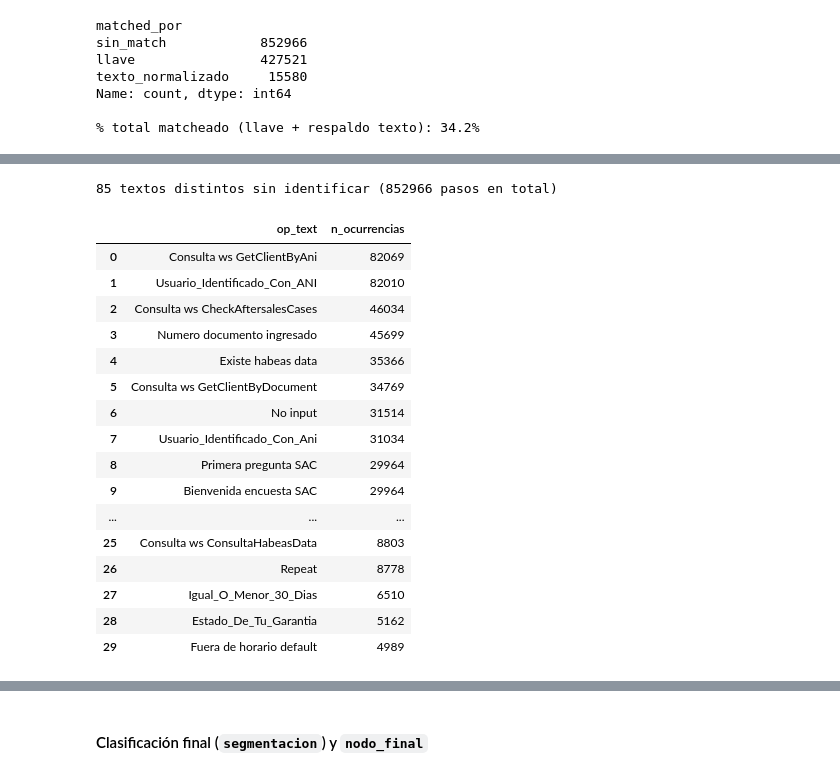
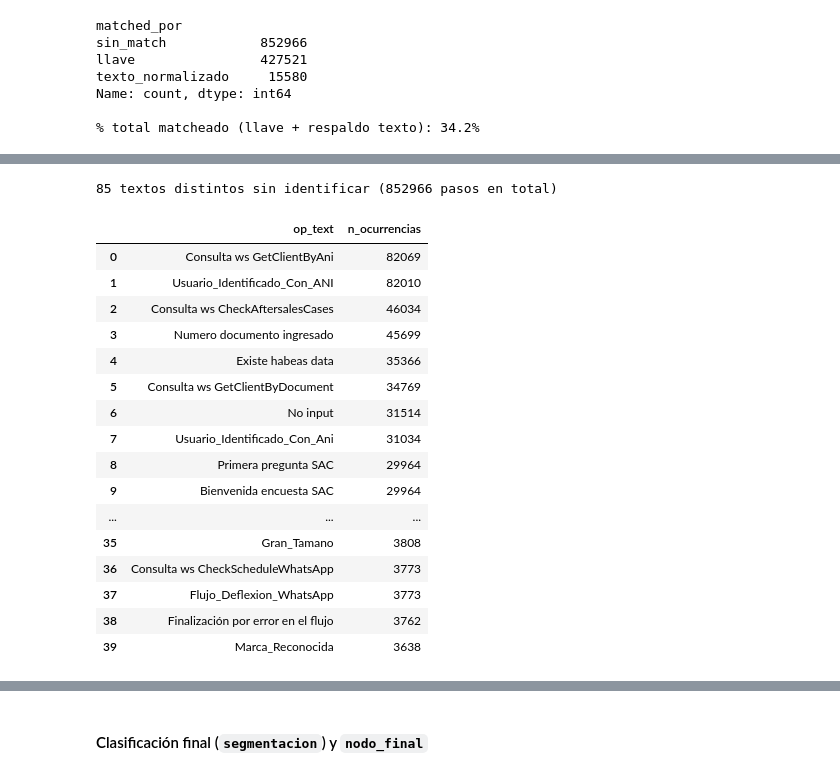
Before and after one commit to JPSOLANO10/Graphos_alk, a Jupyter notebook: 02_limpieza_segmentacion.ipynb, the cells around one changed output, grey strips where cells are left out. Cells and saved outputs as stored; diff of their text form; code cells hidden in the pictures.

```diff
--- a/02_limpieza_segmentacion.ipynb
+++ b/02_limpieza_segmentacion.ipynb
@@ -165,23 +153,32 @@ def normalizar(texto):
     return unidecode(str(texto)).strip().lower()
 
 maestro["texto_normalizado"] = maestro["TrazaOpcion"].apply(normalizar)
-# Si el texto normalizado se repite (varias filas del maestro), nos quedamos con
-# la primera ocurrencia — es un respaldo de baja precisión, no la vía principal.
 lookup_texto = (
     maestro.drop_duplicates(subset="texto_normalizado", keep="first")
     .set_index("texto_normalizado")
 )
+columnas_maestro_suffix = [c for c in df_join.columns if c.endswith("_maestro")]
+
+
+def aplicar_respaldo_texto(df, mascara, texto_busqueda_col):
+    """Para las filas en `mascara`, busca en `lookup_texto` usando el texto
+    normalizado de `texto_busqueda_col` y rellena las columnas *_maestro donde
+    sigan vacías. Modifica `df` in place y devuelve la máscara de lo que sí
+    encontró algo en esta pasada."""
+    texto_norm = df.loc[mascara, texto_busqueda_col].apply(normalizar)
+    encontro_algo = pd.Series(False, index=df.index)
+    for col in columnas_maestro_suffix:
+        col_original = col.replace("_maestro", "")
+        if col_original not in lookup_texto.columns:
+            continue
+        valores = texto_norm.map(lookup_texto[col_original])
+        df.loc[mascara, col] = df.loc[mascara, col].fillna(valores)
+    encontro_algo.loc[mascara] = texto_norm.map(lambda t: t in lookup_texto.index)
+    return encontro_algo
+
 
 sin_match = df_join["CodigoTraza_maestro"].isna()
-df_join.loc[sin_match, "texto_normalizado"] = df_join.loc[sin_match, "op_text"].apply(normalizar)
-
-columnas_a_rellenar = [c for c in df_join.columns if c.endswith("_maestro")]
-for col in columnas_a_rellenar:
-    col_original = col.replace("_maestro", "")
-    if col_original == "texto_normalizado" or col_original not in lookup_texto.columns:
-        continue
-    valores_respaldo = df_join.loc[sin_match, "texto_normalizado"].map(lookup_texto[col_original])
-    df_join.loc[sin_match, col] = df_join.loc[sin_match, col].fillna(valores_respaldo)
+aplicar_respaldo_texto(df_join, sin_match, "op_text")
 
 df_join["matched_por"] = "llave"
 df_join.loc[sin_match & df_join["CodigoTraza_maestro"].notna(), "matched_por"] = "texto_normalizado"
@@ -205,30 +218,30 @@ Antes de seguir, revisa esta lista contra `Flujo_actualizado_Alkosto_corte_28-04
 # %%
 no_identificados = (
     df_join[df_join["matched_por"] == "sin_match"]
     .groupby("op_text")
     .size()
     .sort_values(ascending=False)
     .rename("n_ocurrencias")
     .reset_index()
 )
 print(f"{len(no_identificados)} textos distintos sin identificar ({no_identificados['n_ocurrencias'].sum()} pasos en total)")
-no_identificados.head(30)
+no_identificados.head(40)
 # %% [output]
 85 textos distintos sin identificar (852966 pasos en total)
 |  | op_text | n_ocurrencias |
 | 0 | Consulta ws GetClientByAni | 82069 |
 | 1 | Usuario_Identificado_Con_ANI | 82010 |
 | 2 | Consulta ws CheckAftersalesCases | 46034 |
 | 3 | Numero documento ingresado | 45699 |
 | 4 | Existe habeas data | 35366 |
 | 5 | Consulta ws GetClientByDocument | 34769 |
 | 6 | No input | 31514 |
 | 7 | Usuario_Identificado_Con_Ani | 31034 |
 | 8 | Primera pregunta SAC | 29964 |
 | 9 | Bienvenida encuesta SAC | 29964 |
 | ... | ... | ... |
-| 25 | Consulta ws ConsultaHabeasData | 8803 |
-| 26 | Repeat | 8778 |
-| 27 | Igual_O_Menor_30_Dias | 6510 |
-| 28 | Estado_De_Tu_Garantia | 5162 |
-| 29 | Fuera de horario default | 4989 |
+| 35 | Gran_Tamano | 3808 |
+| 36 | Consulta ws CheckScheduleWhatsApp | 3773 |
+| 37 | Flujo_Deflexion_WhatsApp | 3773 |
+| 38 | Finalización por error en el flujo | 3762 |
+| 39 | Marca_Reconocida | 3638 |
```
Also changed, not shown: parts of 22 cells of this notebook, 2 other files.
